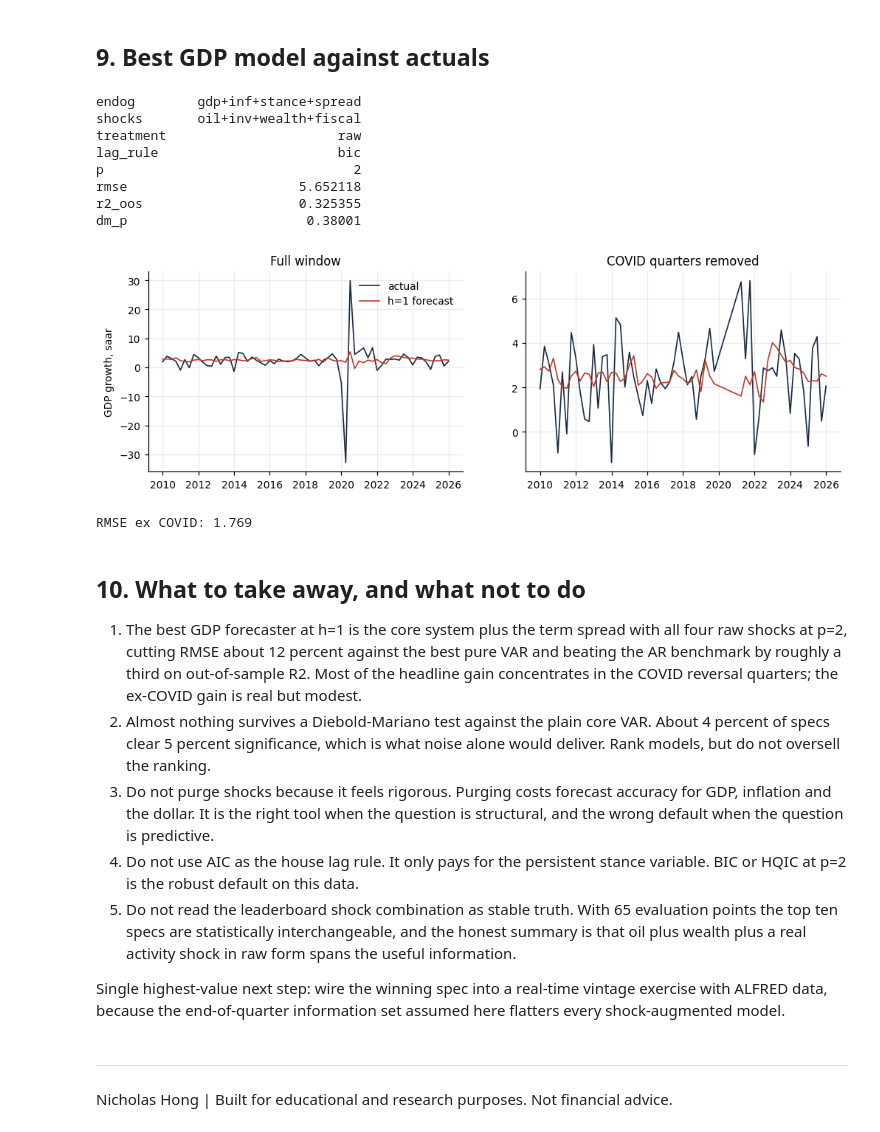
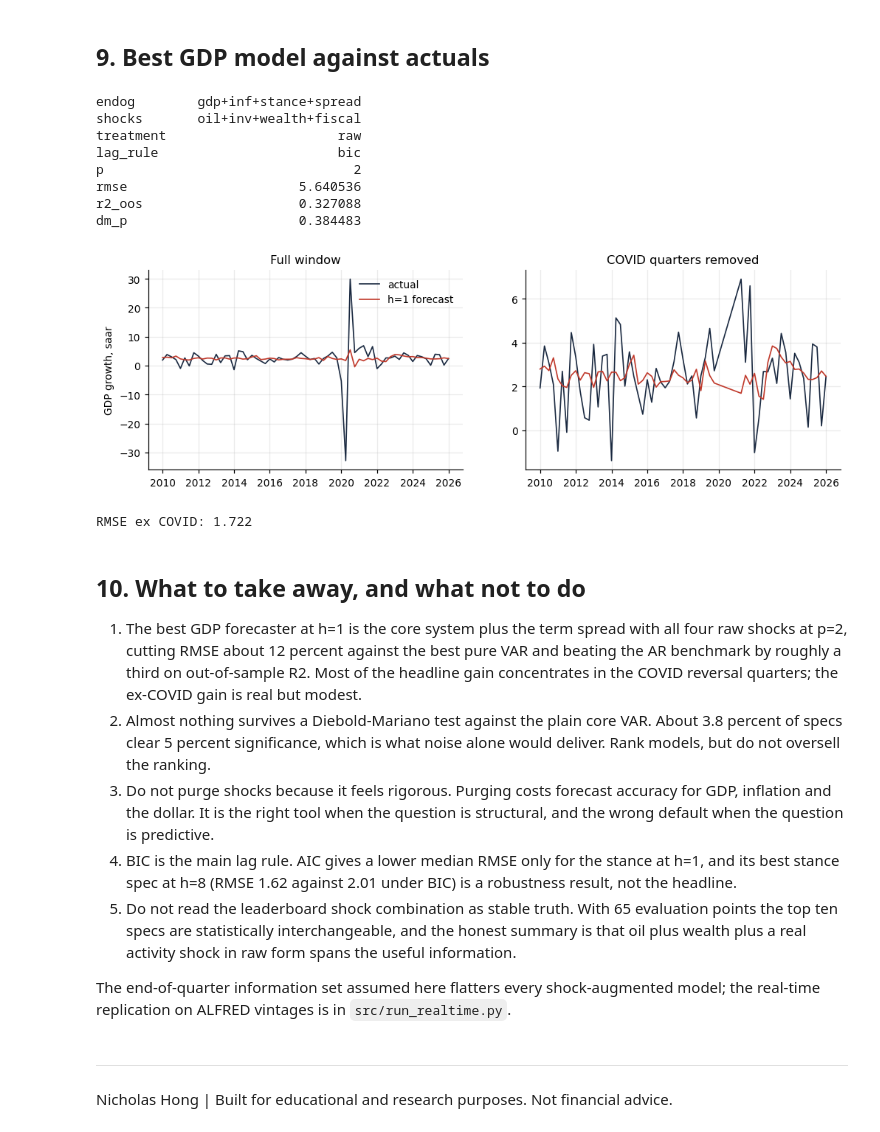
Before and after one commit to Nicholashsw/macro-var, a Jupyter notebook: studies/varx_permutation_study/notebooks/varx_study.ipynb, the cells around one changed output. Cells and saved outputs as stored; diff of their text form; code cells hidden in the pictures.

```diff
--- a/studies/varx_permutation_study/notebooks/varx_study.ipynb
+++ b/studies/varx_permutation_study/notebooks/varx_study.ipynb
@@ -75,7 +76,7 @@ The broad dollar splices the discontinued TWEXBMTH onto DTWEXBGS at 2006-01 with
 level match so the log difference has no seam. Oil and net worth are deflated by
 headline CPI. COVID gets two impulse dummies, 2020Q2 and 2020Q3, in every model.
 # %%
-df = vl.build_panel("data")
+df = vl.build_panel()
 print(df.shape, df.index[0].date(), "to", df.index[-1].date())
 fig, axes = plt.subplots(4, 3, figsize=(11, 8), sharex=True)
 for ax, c in zip(axes.ravel(), ["gdp", "inf", "stance", "fx", "wage", "emp",
@@ -136,6 +137,7 @@ else:
     res.to_parquet("results.parquet")
     print("ran study:", res.shape)
 V = res[res.valid]
+VM = V[V.lag_rule == vl.MAIN_RULE]   # headline rows: BIC; section 7 compares all three rules
 print(f"validity gate keeps {res.drop_duplicates('spec_id').valid.mean():.1%} of specs")
 # %% [output]
 loaded cache: (63918, 21)
@@ -339,8 +341,8 @@ which is the ceiling a perfect shock nowcast could buy in this design.
 # %% [markdown]
 ## 9. Best GDP model against actuals
 # %%
-best = V[(V.target == "gdp") & (V.h == 1) & (V.path == "uncond")
-         & (V["sample"] == "all")].nsmallest(1, "rmse").iloc[0]
+best = VM[(VM.target == "gdp") & (VM.h == 1) & (VM.path == "uncond")
+         & (VM["sample"] == "all")].nsmallest(1, "rmse").iloc[0]
 print(best[["endog", "shocks", "treatment", "lag_rule", "p", "rmse", "r2_oos", "dm_p"]].to_string())
 
 endog = best.endog.split("+")
@@ -350,38 +352,38 @@ D = df[[c for c in df.columns if c.startswith("d20")]].to_numpy()
 train_end_i = df.index.get_loc(pd.Period(vl.TRAIN_END, freq="Q").to_timestamp())
 origins = list(range(train_end_i, len(df) - 1))
 fc, dates = [], []
 for org in origins:
     Xp = vl.purge_shocks(df, endog, shocks, best.treatment, org)
     x_unc = Xp[:org + 1].mean(axis=0)
     fit = vl.fit_varx(Y[:org + 1], Xp[:org + 1], D[:org + 1], int(best.p))
     fc.append(vl.forecast(fit, Y, Xp, D, org, 1, vl.XLAGS, "uncond", x_unc)[0, endog.index("gdp")])
     dates.append(df.index[org + 1])
 fc = np.array(fc)
 act = df["gdp"].reindex(dates).to_numpy()
 dts = pd.DatetimeIndex(dates)
 mask = ~((dts >= "2020-01-01") & (dts <= "2021-03-31"))
 fig, axes = plt.subplots(1, 2, figsize=(11, 3.2))
 axes[0].plot(dts, act, color=INK, lw=1.1, label="actual")
 axes[0].plot(dts, fc, color=RED, lw=1.1, label="h=1 forecast")
 axes[0].legend(frameon=False)
 axes[0].set_title("Full window")
 axes[1].plot(dts[mask], act[mask], color=INK, lw=1.1)
 axes[1].plot(dts[mask], fc[mask], color=RED, lw=1.1)
 axes[1].set_title("COVID quarters removed")
 axes[0].set_ylabel("GDP growth, saar")
 plt.show()
 print(f"RMSE ex COVID: {np.sqrt(np.mean((fc[mask]-act[mask])**2)):.3f}")
 # %% [output]
 endog        gdp+inf+stance+spread
 shocks       oil+inv+wealth+fiscal
 treatment                      raw
 lag_rule                       bic
 p                                2
-rmse                      5.652118
-r2_oos                    0.325355
-dm_p                       0.38001
+rmse                      5.640536
+r2_oos                    0.327088
+dm_p                      0.384483
-[figure, old version]
+[figure, new version]
-RMSE ex COVID: 1.769
+RMSE ex COVID: 1.722
 # %% [markdown]
 ## 10. What to take away, and what not to do
 
@@ -391,21 +393,21 @@ RMSE ex COVID: 1.769
    Most of the headline gain concentrates in the COVID reversal quarters; the
    ex-COVID gain is real but modest.
 2. Almost nothing survives a Diebold-Mariano test against the plain core VAR.
-   About 4 percent of specs clear 5 percent significance, which is what noise
+   About 3.8 percent of specs clear 5 percent significance, which is what noise
    alone would deliver. Rank models, but do not oversell the ranking.
 3. Do not purge shocks because it feels rigorous. Purging costs forecast accuracy
    for GDP, inflation and the dollar. It is the right tool when the question is
    structural, and the wrong default when the question is predictive.
-4. Do not use AIC as the house lag rule. It only pays for the persistent stance
-   variable. BIC or HQIC at p=2 is the robust default on this data.
+4. BIC is the main lag rule. AIC gives a lower median RMSE only for the stance at
+   h=1, and its best stance spec at h=8 (RMSE 1.62 against 2.01 under BIC) is a
+   robustness result, not the headline.
 5. Do not read the leaderboard shock combination as stable truth. With 65
    evaluation points the top ten specs are statistically interchangeable, and
    the honest summary is that oil plus wealth plus a real activity shock in raw
    form spans the useful information.
 
-Single highest-value next step: wire the winning spec into a real-time vintage
-exercise with ALFRED data, because the end-of-quarter information set assumed
-here flatters every shock-augmented model.
+The end-of-quarter information set assumed here flatters every shock-augmented
+model; the real-time replication on ALFRED vintages is in `src/run_realtime.py`.
 # %% [markdown]
 ---
 Nicholas Hong | Built for educational and research purposes. Not financial advice.
```
Also changed, not shown: parts of 12 cells of this notebook, 1 other file.
